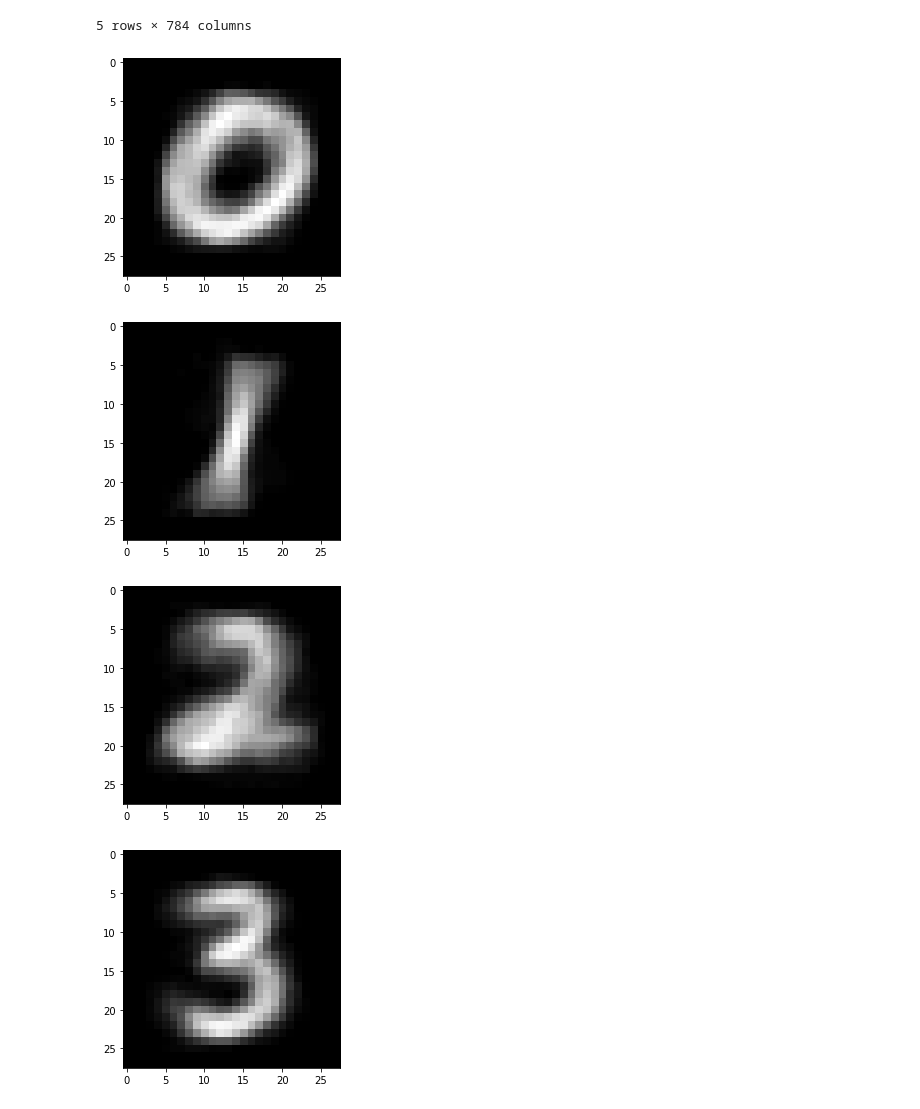
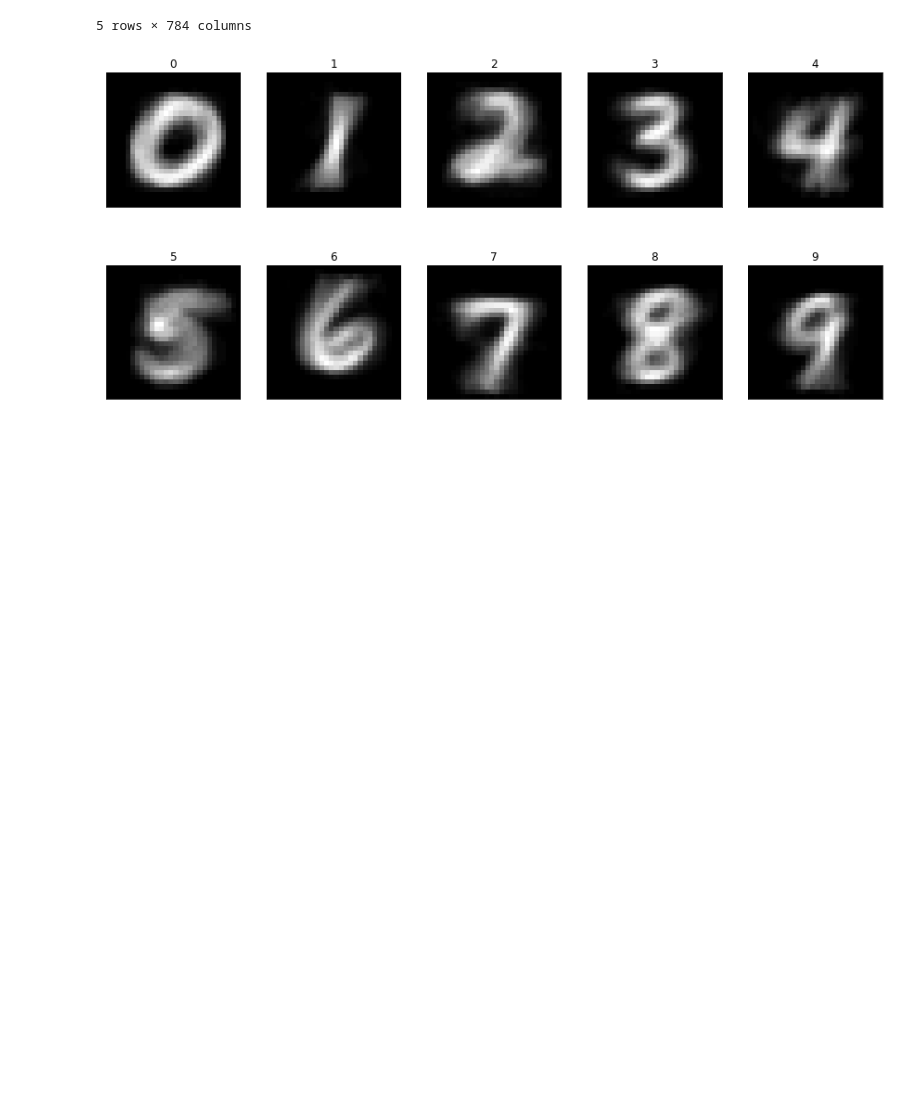
Before and after one commit to bsakshat/digits-classification, a Jupyter notebook: image.ipynb, the cells around one changed output. Drawn from its saved outputs; the diff is of its cells as text; code cells hidden in the pictures; blank space fills up the shorter version.

Commit message:
plots added

```diff
--- a/image.ipynb
+++ b/image.ipynb
@@ -34,11 +34,13 @@ mnist_fea.head()
 # %%
 average=mnist.groupby('label').mean()
 # %%
+plt.figure(figsize=(15, 7))
 for i in range(10):
+    plt.subplot(2, 5, i+1)
     plt.imshow(average.iloc[i].values.reshape((28,28)), cmap='gray')
-    plt.show()
+    plt.xticks([])
+    plt.yticks([])
+    plt.title(i)
+plt.show()
 # %% [output]
-[figure, old version]
+[figure, new version]
-[figure, removed]
-[figure, removed]
-[figure, removed]
```
Also changed, not shown: parts of 10 cells of this notebook.
